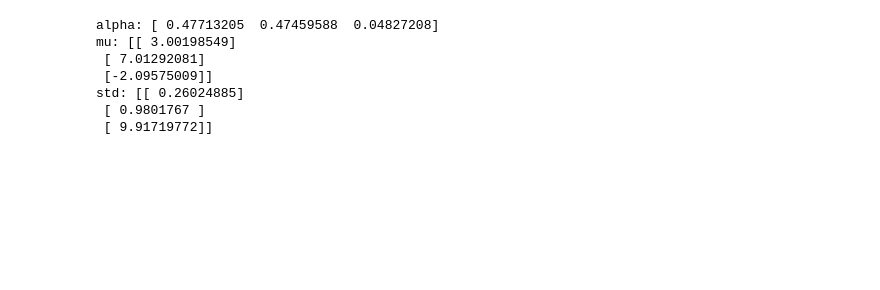
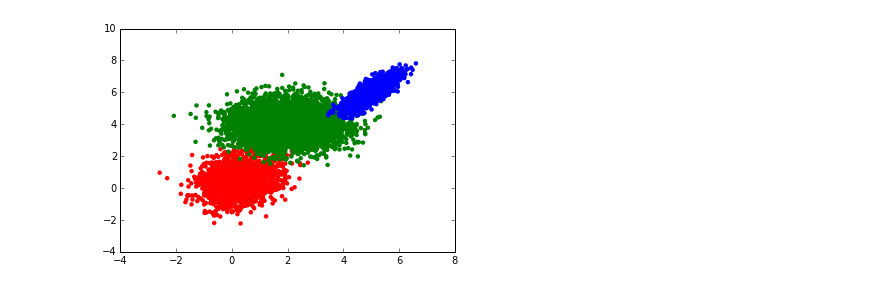
Before and after one commit to keithzhou/GMM, a Jupyter notebook: GMM_EM.ipynb, the cells around one changed output. Drawn from its saved outputs; the diff is of its cells as text; code cells hidden in the pictures; blank space fills up the shorter version.

```diff
--- a/GMM_EM.ipynb
+++ b/GMM_EM.ipynb
@@ -63,16 +1,25 @@ i: 1000 alpha: [ 0.47681952  0.04864459  0.47453589] mu: [ 3.00210595 -2.0536540
-# %%
-# compare with GMM model from sklearn
-from sklearn import mixture
-g = mixture.GMM(n_components=3)
-g.fit(x[:,np.newaxis])
-print "alpha:", g.weights_
-print "mu:", g.means_
-print "std:", g.covars_
-# %% [output]
-alpha: [ 0.47713205  0.47459588  0.04827208]
-mu: [[ 3.00198549]
- [ 7.01292081]
- [-2.09575009]]
-std: [[ 0.26024885]
- [ 0.9801767 ]
- [ 9.91719772]]
+# %%
+# data
+import numpy as np
+import matplotlib.mlab as mlab
+import matplotlib.pyplot as plt
+%matplotlib inline
+
+K = 3
+pi = np.array([0.2,0.5,0.3])
+NSamples = 10000.0
+
+mus = ([.3,0.5],[2,4], [5,6])
+sigmas = ([[.5,.3],[0,.6]], [[.8,-.3],[.5,.5]], [[.2,.2],[.2,.3]])
+
+x1 = np.random.multivariate_normal(mus[0],sigmas[0],int(pi[0]*NSamples))
+x2 = np.random.multivariate_normal(mus[1],sigmas[1],int(pi[1]*NSamples))
+x3 = np.random.multivariate_normal(mus[2],sigmas[2],int(pi[2]*NSamples))
+
+plt.scatter(x1[:,0],x1[:,1],c='r',s=20,edgecolors='none')
+plt.scatter(x2[:,0],x2[:,1],c='g',s=20,edgecolors='none')
+plt.scatter(x3[:,0],x3[:,1],c='b',s=20,edgecolors='none')
+
+X = np.vstack([x1,x2,x3])
+# %% [output]
+[figure, added]
```
Also changed, not shown: parts of 8 cells of this notebook.
